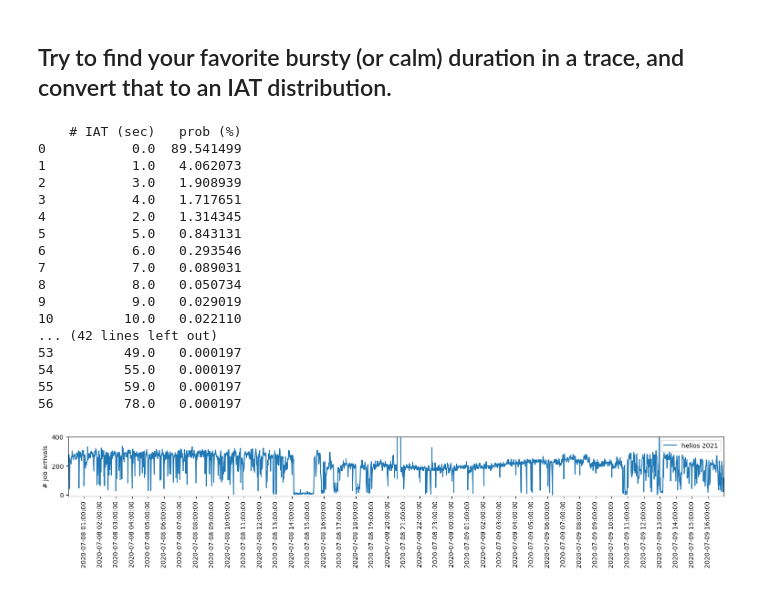
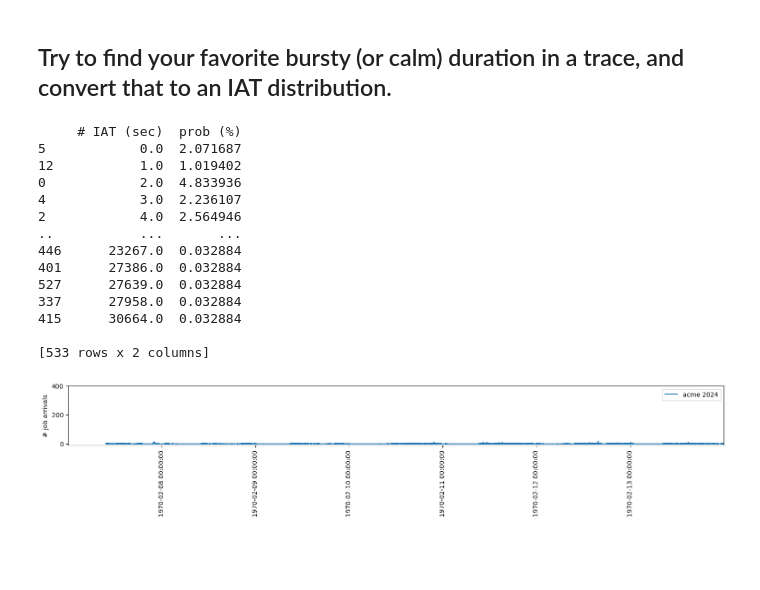
Before and after one commit to shuoshuc/public-ml-traces, a Jupyter notebook: parsing.ipynb, the cells around one changed output. Saved outputs shown, nothing was run; the diff lists cells and outputs as text; code cells hidden in the pictures; blank space fills up the shorter version.

Commit message:
Sort the IAT dataframe.

```diff
--- a/parsing.ipynb
+++ b/parsing.ipynb
@@ -411,6 +411,7 @@ def trace_to_iat_dist(df: pd.DataFrame, output: str) -> pd.DataFrame:
     iat = iat['arrival'].value_counts(normalize=True).reset_index(drop=False)
     iat.columns = ['# IAT (sec)', 'prob (%)']
     iat['prob (%)'] *= 100
+    iat = iat.sort_values(by='# IAT (sec)')
     if output:
         iat.to_csv(output, index=False)
     return iat
@@ -518,52 +519,54 @@ ax.legend(ncols=2)
 # %% [markdown]
 ## Try to find your favorite bursty (or calm) duration in a trace, and convert that to an IAT distribution.
 # %%
-start = pd.to_datetime("2020-07-08 00:00:00")
-end = pd.to_datetime("2020-07-09 17:00:00")
+# # This is the burstiest 2-day window in the Helios trace.
+# start = pd.to_datetime("2020-07-08 00:00:00")
+# end = pd.to_datetime("2020-07-09 17:00:00")
+
+name = 'acme 2024'
+trace = traces[name]
+trace = trace.drop(trace[trace['cluster_name'] == 'kalos'].index)
+# A calm week in Acme trace.
+start = pd.to_datetime("1970-02-07 00:00:00")
+end = pd.to_datetime("1970-02-14 00:00:00")
 
 fig, ax = plt.subplots(1, 1, figsize=(15, 3), layout="constrained")
-for idx, (name, trace) in enumerate(traces.items()):
-    if name != 'helios 2021':
-        continue
-    df = trim_trace(trace, start, end)
-    df.set_index('arrival_dt', inplace=True)
-    # Aggregate window
-    window_size = '60S'
-    ts = df.resample(window_size).count()
-    ax.plot(ts.index, ts['arrival'], label=name)
-    # print(name, ts.index.min(), ts.index.max())
+df = trim_trace(trace, start, end)
+df.set_index('arrival_dt', inplace=True)
+# Aggregate window
+window_size = '60S'
+ts = df.resample(window_size).count()
+ax.plot(ts.index, ts['arrival'], label=name)
+# print(name, ts.index.min(), ts.index.max())
 ax.set_xlim([start, end])
 ticks = []
 t = start
-while t + relativedelta(hours=1) < end:
-    t += relativedelta(hours=1)
+while t + relativedelta(days=1) < end:
+    t += relativedelta(days=1)
     ticks.append(t)
 ax.set_xticks(ticks)
 ax.set_xticklabels(ticks, rotation=90)
 ax.set_ylim([-10, 400])
 ax.set_ylabel('# job arrivals')
 ax.legend(ncols=2)
 
 output = None
-trimmed = trim_trace(traces['helios 2021'], pd.to_datetime("2020-07-08 00:00:00"), pd.to_datetime("2020-07-09 17:00:00"))
+trimmed = trim_trace(trace, start, end)
 iat = trace_to_iat_dist(trimmed, output)
 print(iat)
 # %% [output]
-    # IAT (sec)   prob (%)
-0           0.0  89.541499
-1           1.0   4.062073
-2           3.0   1.908939
-3           4.0   1.717651
-4           2.0   1.314345
-5           5.0   0.843131
-6           6.0   0.293546
-7           7.0   0.089031
-8           8.0   0.050734
-9           9.0   0.029019
-10         10.0   0.022110
-... (42 lines left out)
-53         49.0   0.000197
-54         55.0   0.000197
-55         59.0   0.000197
-56         78.0   0.000197
+     # IAT (sec)  prob (%)
+5            0.0  2.071687
+12           1.0  1.019402
+0            2.0  4.833936
+4            3.0  2.236107
+2            4.0  2.564946
+..           ...       ...
+446      23267.0  0.032884
+401      27386.0  0.032884
+527      27639.0  0.032884
+337      27958.0  0.032884
+415      30664.0  0.032884
+
+[533 rows x 2 columns]
-[figure, old version]
+[figure, new version]
```
